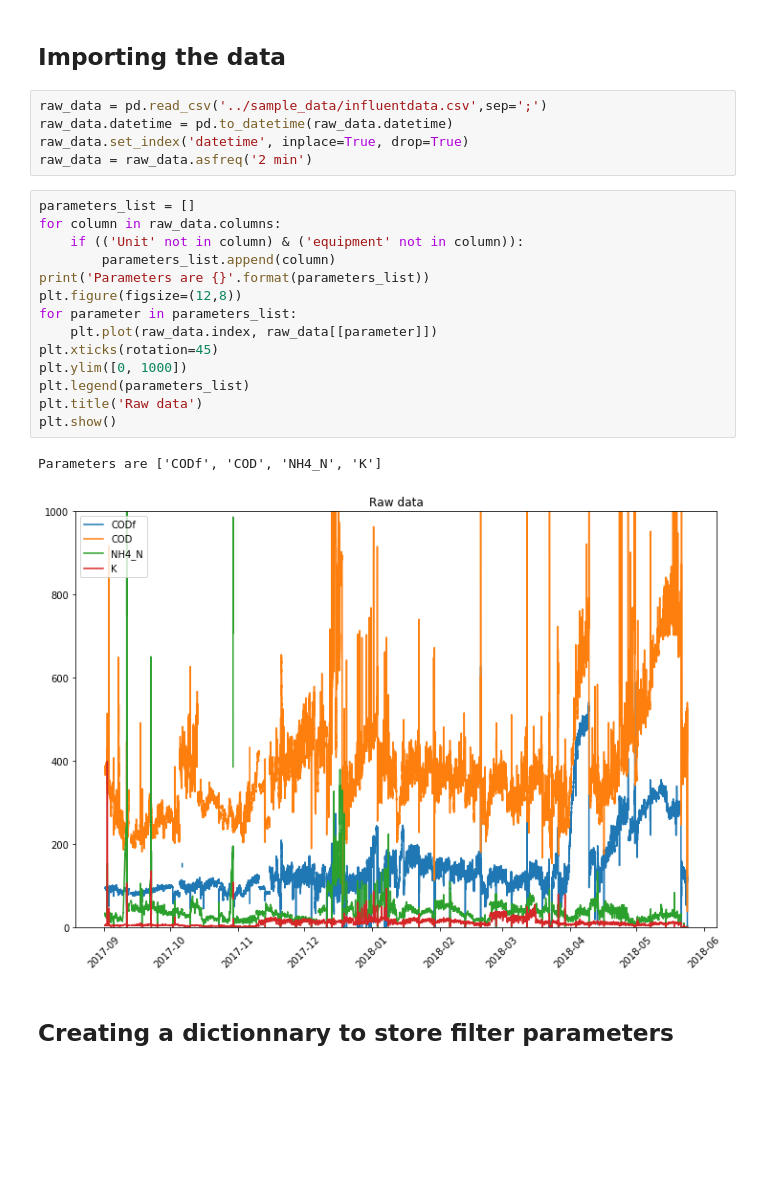
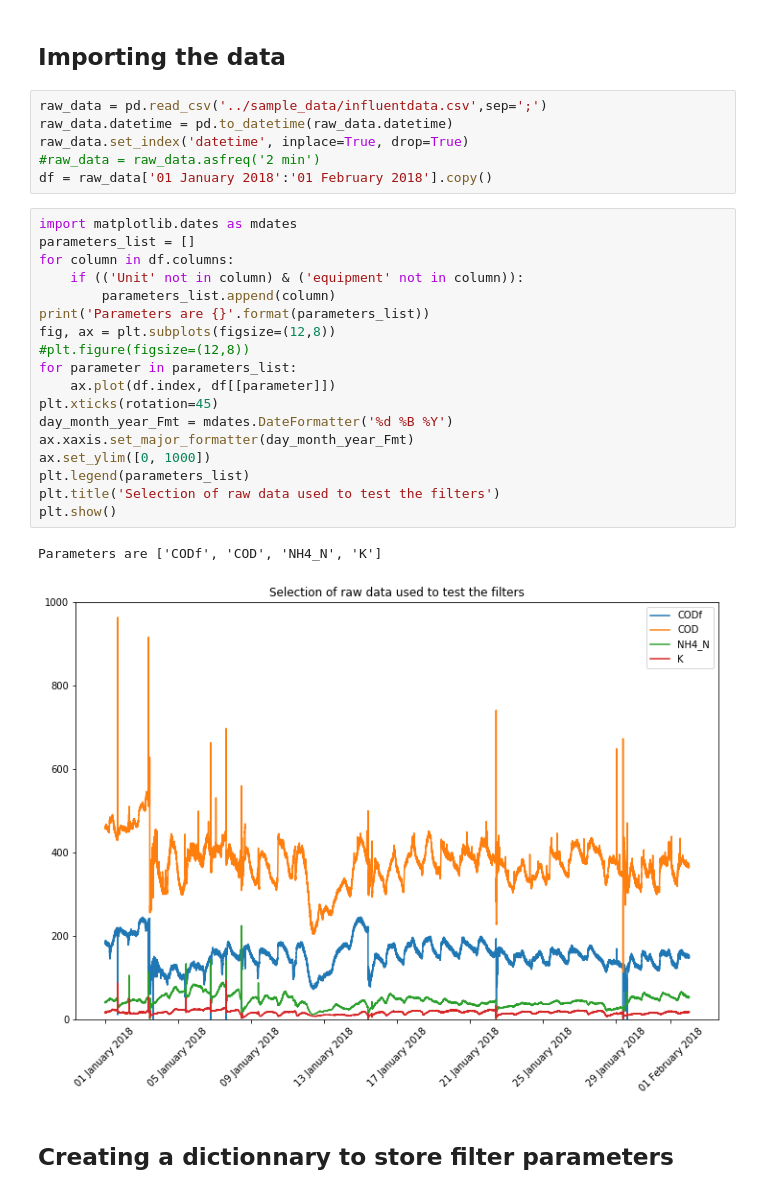
Before and after one commit to jeandavidt/datEAU_filtering, a Jupyter notebook: Univariate data treatment.ipynb, the cells around one changed output. Saved outputs shown, nothing was run; the diff lists cells and outputs as text; blank space fills up the shorter version.

```diff
--- a/Univariate data treatment.ipynb
+++ b/Univariate data treatment.ipynb
@@ -20,24 +14,29 @@ register_matplotlib_converters()
 raw_data = pd.read_csv('../sample_data/influentdata.csv',sep=';')
 raw_data.datetime = pd.to_datetime(raw_data.datetime)
 raw_data.set_index('datetime', inplace=True, drop=True)
-raw_data = raw_data.asfreq('2 min')
+#raw_data = raw_data.asfreq('2 min')
+df = raw_data['01 January 2018':'01 February 2018'].copy()
 # %%
+import matplotlib.dates as mdates
 parameters_list = []
-for column in raw_data.columns:
+for column in df.columns:
     if (('Unit' not in column) & ('equipment' not in column)):
         parameters_list.append(column)
 print('Parameters are {}'.format(parameters_list))
-plt.figure(figsize=(12,8))
+fig, ax = plt.subplots(figsize=(12,8))
+#plt.figure(figsize=(12,8))
 for parameter in parameters_list:
-    plt.plot(raw_data.index, raw_data[[parameter]])
+    ax.plot(df.index, df[[parameter]])
 plt.xticks(rotation=45)
-plt.ylim([0, 1000])
+day_month_year_Fmt = mdates.DateFormatter('%d %B %Y')
+ax.xaxis.set_major_formatter(day_month_year_Fmt)
+ax.set_ylim([0, 1000])
 plt.legend(parameters_list)
-plt.title('Raw data')
+plt.title('Selection of raw data used to test the filters')
 plt.show()
 # %% [output]
 Parameters are ['CODf', 'COD', 'NH4_N', 'K']
-[figure, old version]
+[figure, new version]
 # %% [markdown]
 ## Creating a dictionnary to store filter parameters
 # %%
```
Also changed, not shown: parts of 45 cells of this notebook, 7 other files.
